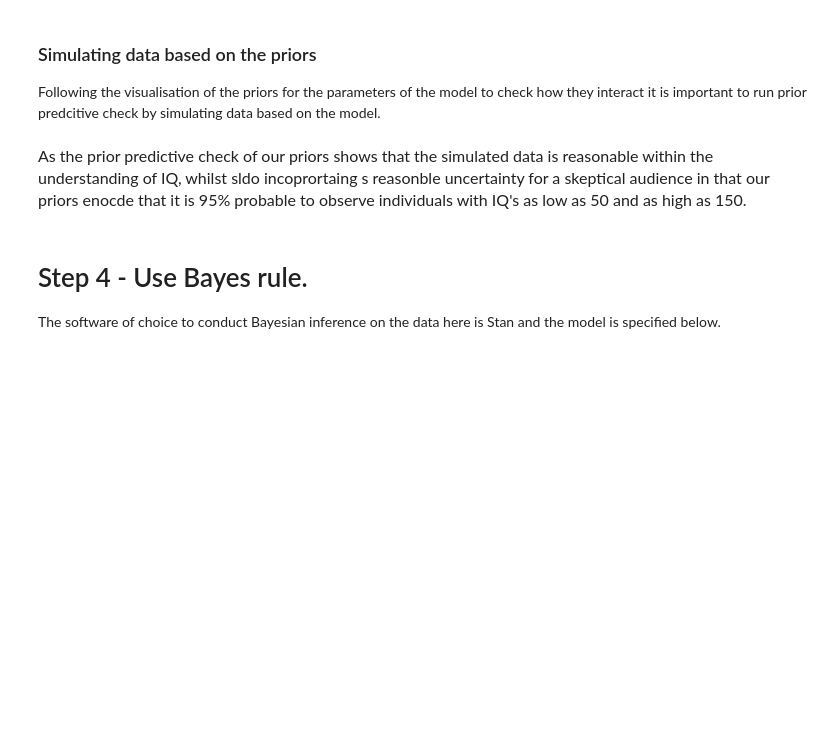
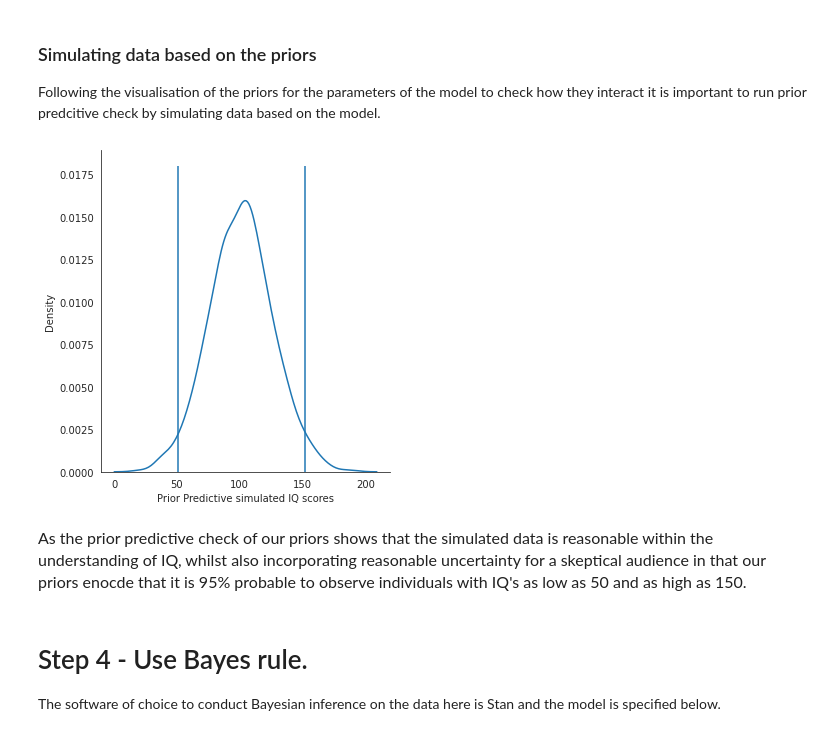
Before and after one commit to ebrlab/Statistical-methods-for-research-workers-bayes-for-psychologists-and-neuroscientists, a Jupyter notebook: Chapter_1_-_Z-test/Ch1_Bayesian Z-test.ipynb, the cells around one changed output. Drawn from its saved outputs; the diff is of its cells as text; code cells hidden in the pictures; blank space fills up the shorter version.

```diff
--- a/Chapter_1_-_Z-test/Ch1_Bayesian Z-test.ipynb
+++ b/Chapter_1_-_Z-test/Ch1_Bayesian Z-test.ipynb
@@ -129,26 +133,28 @@ simulating data based on the model.
 # %%
 # Following visualisng the prior for the only parameter that will be estimated within the model
 # we can  generate simulated data based on this prior and assumed known standard deviation of 15 for IQ scores.
 
 # Set seed to allow for the reprodcuiblity of notebook.
 np.random.seed(1)
 
 # Simulate data from the prior for the mean of the model specified above.
 sample_mu = np.random.normal(loc= 100, scale = 20, size = 1000)
 
 # Generate a simulated data set of IQ scores based on the prior for the means and the assumed known Standard deviation (15)
 # and the normal likelihood.
 prior_PC = np.random.normal(loc = sample_mu, scale = 15, size = 1000)
 
 # Plot the simulated data density
-sns.distplot(prior_PC, hist=False);
+sns.displot(prior_PC, kind="kde");
 plt.xlabel("Prior Predictive simulated IQ scores");
 
 # Plot vertical line of the 2 standard deviatons either side of the simulated data.
 plt.vlines((np.mean(prior_PC) + 2 * np.std(prior_PC)), ymin=0, ymax=0.018);
 plt.vlines((np.mean(prior_PC) - 2 * np.std(prior_PC)), ymin=0, ymax=0.018);
+# %% [output]
+[figure, added]
 # %% [markdown]
-<font size = 3>As the prior predictive check of our priors shows that the simulated data is reasonable within the understanding of IQ, whilst sldo incoprortaing s reasonble uncertainty for a skeptical audience in that our priors enocde that it is 95% probable to observe individuals with IQ's as low as 50 and as high as 150.</font>
+<font size = 3>As the prior predictive check of our priors shows that the simulated data is reasonable within the understanding of IQ, whilst also incorporating reasonable uncertainty for a skeptical audience in that our priors enocde that it is 95% probable to observe individuals with IQ's as low as 50 and as high as 150.</font>
 # %% [markdown]
 # Step 4 - Use Bayes rule.
 
```
Also changed, not shown: parts of 22 cells of this notebook.
